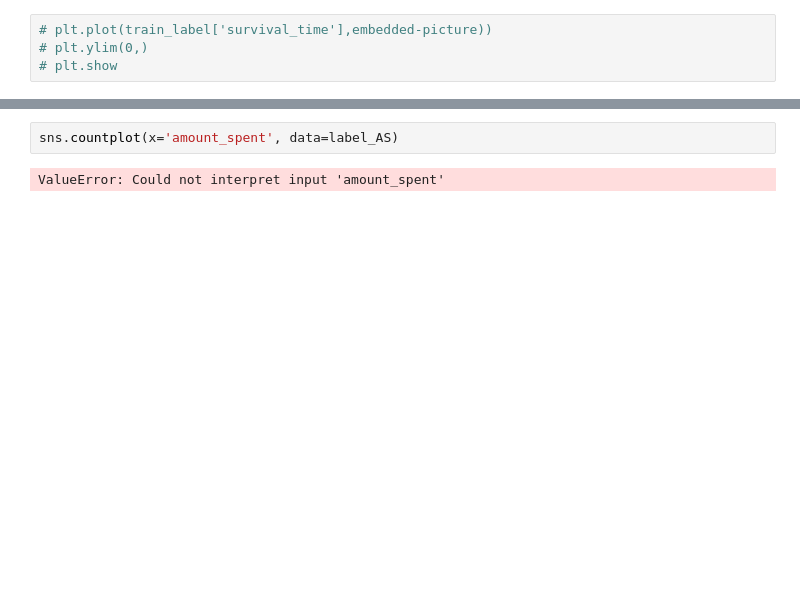
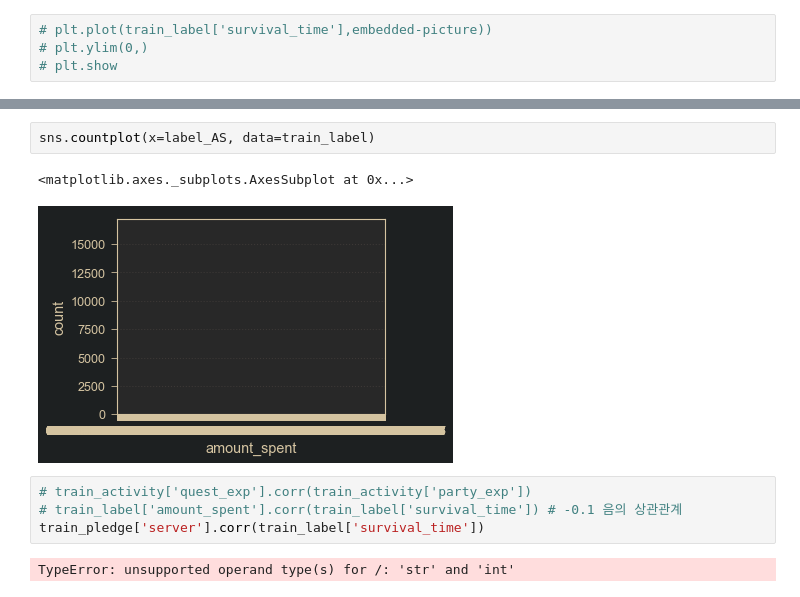
Before and after one commit to aporlo21/multicampus, a Jupyter notebook: Data_Analyse_Park2/prof_Park/bigcon01.ipynb, the cells around one changed output, grey strips where cells are left out. Saved outputs shown, nothing was run; the diff lists cells and outputs as text; blank space fills up the shorter version.

```diff
--- a/Data_Analyse_Park2/prof_Park/bigcon01.ipynb
+++ b/Data_Analyse_Park2/prof_Park/bigcon01.ipynb
@@ -179,4 +145,11 @@ Name: amount_spent, Length: 40000, dtype: float64
 # %%
-sns.countplot(x='amount_spent', data=label_AS)
+sns.countplot(x=label_AS, data=train_label)
 # %% [output]
-ValueError: Could not interpret input 'amount_spent'
+<matplotlib.axes._subplots.AxesSubplot at 0x...>
+[figure, added]
+# %%
+# train_activity['quest_exp'].corr(train_activity['party_exp'])
+# train_label['amount_spent'].corr(train_label['survival_time']) # -0.1 음의 상관관계
+train_pledge['server'].corr(train_label['survival_time'])
+# %% [output]
+TypeError: unsupported operand type(s) for /: 'str' and 'int'
```
Also changed, not shown: parts of 5 cells of this notebook, 2 other files.
